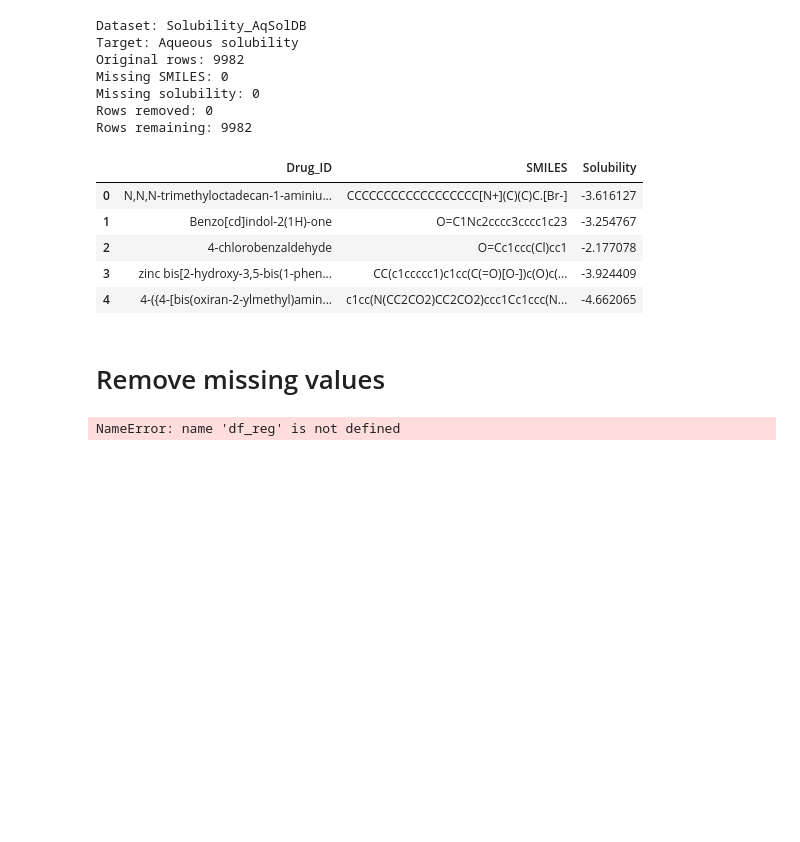
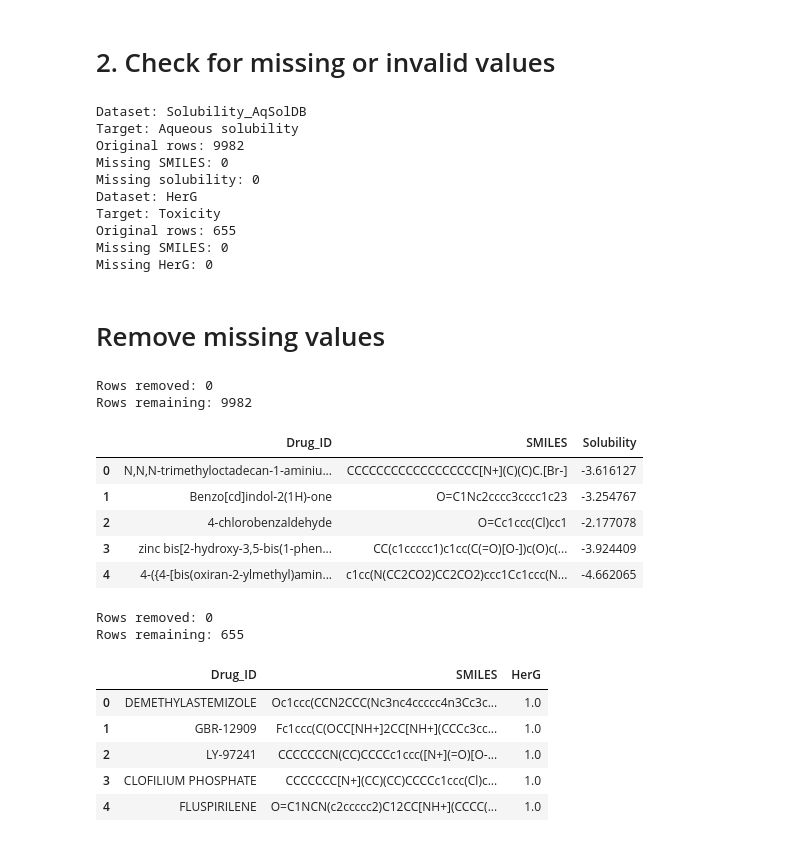
Before and after one commit to erinsoppelsa/Data-Project-for-Cheminformatics-class, a Jupyter notebook: notebook/01_data_exploration.ipynb, the cells around one changed output. Cells and saved outputs as stored; diff of their text form; code cells hidden in the pictures; blank space fills up the shorter version.

Commit message:
Corrected some errors

```diff
--- a/notebook/01_data_exploration.ipynb
+++ b/notebook/01_data_exploration.ipynb
@@ -51,7 +82,9 @@ ModuleNotFoundError: No module named 'tdc'
+# %% [markdown]
+# 2. Check for missing or invalid values
 # %%
 import numpy as np, pandas as pd
 # %%
-df_reg = dataset.get_data()
+df_reg = solubility.get_data()
 
 df_reg = df_reg.rename(columns={
     "Drug": "SMILES",
@@ -66,51 +99,63 @@ print("Original rows:", len(df_reg))
 print("Missing SMILES:", df_reg["SMILES"].isna().sum())
 print("Missing solubility:", df_reg["Solubility"].isna().sum())
 
-df_clf = dataset.get_data()
+df_clf = herg.get_data()
 
 df_clf = df_clf.rename(columns={
     "Drug": "SMILES",
-    "Y": "Solubility"
+    "Y": "HerG"
 })
 
-print("Dataset: Solubility_AqSolDB")
-print("Target: Aqueous solubility")
+print("Dataset: HerG")
+print("Target: Toxicity")
 print("Original rows:", len(df_clf))
 
 
 print("Missing SMILES:", df_clf["SMILES"].isna().sum())
-print("Missing solubility:", df_clf["Solubility"].isna().sum())
+print("Missing HerG:", df_clf["HerG"].isna().sum())
 # %% [output]
 Dataset: Solubility_AqSolDB
 Target: Aqueous solubility
 Original rows: 9982
 Missing SMILES: 0
 Missing solubility: 0
-Rows removed: 0
-Rows remaining: 9982
+Dataset: HerG
+Target: Toxicity
+Original rows: 655
+Missing SMILES: 0
+Missing HerG: 0
-|  | Drug_ID | SMILES | Solubility |
-| 0 | N,N,N-trimethyloctadecan-1-aminiu... | CCCCCCCCCCCCCCCCCC[N+](C)(C)C.[Br-] | -3.616127 |
-| 1 | Benzo[cd]indol-2(1H)-one | O=C1Nc2cccc3cccc1c23 | -3.254767 |
-| 2 | 4-chlorobenzaldehyde | O=Cc1ccc(Cl)cc1 | -2.177078 |
-| 3 | zinc bis[2-hydroxy-3,5-bis(1-phen... | CC(c1ccccc1)c1cc(C(=O)[O-])c(O)c(... | -3.924409 |
-| 4 | 4-({4-[bis(oxiran-2-ylmethyl)amin... | c1cc(N(CC2CO2)CC2CO2)ccc1Cc1ccc(N... | -4.662065 |
 # %% [markdown]
 # Remove missing values
 # %%
 initial_rows = len(df_reg)
 
 df_reg = df_reg.dropna(subset=["SMILES", "Solubility"]).copy()
 
 print("Rows removed:", initial_rows - len(df_reg))
 print("Rows remaining:", len(df_reg))
 display (df_reg.head())
 
 initial_rows = len(df_clf)
 
-df_clf = df_clf.dropna(subset=["SMILES", "Solubility"]).copy()
+df_clf = df_clf.dropna(subset=["SMILES", "HerG"]).copy()
 
 print("Rows removed:", initial_rows - len(df_clf))
 print("Rows remaining:", len(df_clf))
 display (df_clf.head())
 # %% [output]
-NameError: name 'df_reg' is not defined
+Rows removed: 0
+Rows remaining: 9982
+|  | Drug_ID | SMILES | Solubility |
+| 0 | N,N,N-trimethyloctadecan-1-aminiu... | CCCCCCCCCCCCCCCCCC[N+](C)(C)C.[Br-] | -3.616127 |
+| 1 | Benzo[cd]indol-2(1H)-one | O=C1Nc2cccc3cccc1c23 | -3.254767 |
+| 2 | 4-chlorobenzaldehyde | O=Cc1ccc(Cl)cc1 | -2.177078 |
+| 3 | zinc bis[2-hydroxy-3,5-bis(1-phen... | CC(c1ccccc1)c1cc(C(=O)[O-])c(O)c(... | -3.924409 |
+| 4 | 4-({4-[bis(oxiran-2-ylmethyl)amin... | c1cc(N(CC2CO2)CC2CO2)ccc1Cc1ccc(N... | -4.662065 |
+Rows removed: 0
+Rows remaining: 655
+|  | Drug_ID | SMILES | HerG |
+| 0 | DEMETHYLASTEMIZOLE | Oc1ccc(CCN2CCC(Nc3nc4ccccc4n3Cc3c... | 1.0 |
+| 1 | GBR-12909 | Fc1ccc(C(OCC[NH+]2CC[NH+](CCCc3cc... | 1.0 |
+| 2 | LY-97241 | CCCCCCCN(CC)CCCCc1ccc([N+](=O)[O-... | 1.0 |
+| 3 | CLOFILIUM PHOSPHATE | CCCCCCC[N+](CC)(CC)CCCCc1ccc(Cl)c... | 1.0 |
+| 4 | FLUSPIRILENE | O=C1NCN(c2ccccc2)C12CC[NH+](CCCC(... | 1.0 |
```
Also changed, not shown: parts of 3 cells of this notebook.
